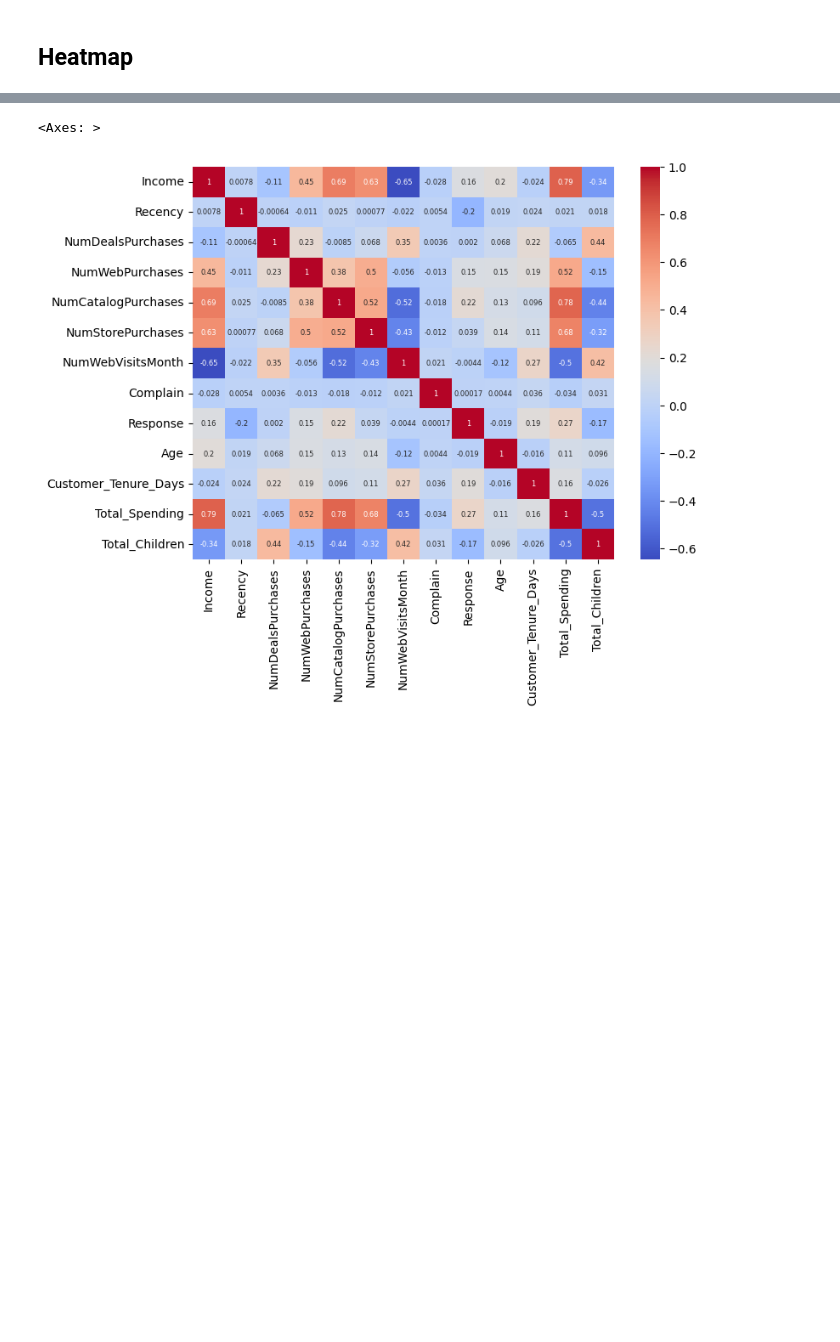
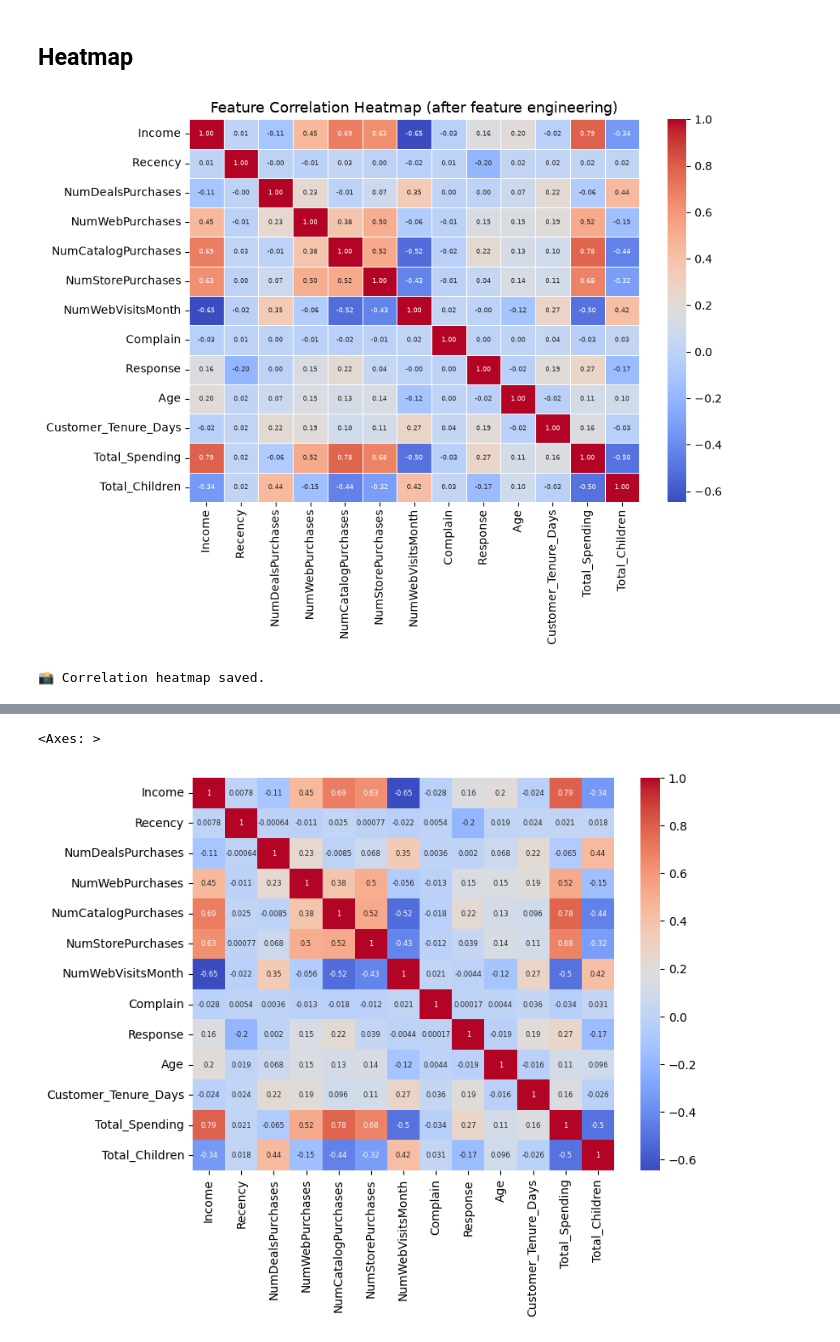
Before and after one commit to KARTHIKAKRISHNA123/seg-wise, a Jupyter notebook: notebooks/seg-wise.ipynb, the cells around one changed output, grey strips where cells are left out. Drawn from its saved outputs; the diff is of its cells as text; code cells hidden in the pictures; blank space fills up the shorter version.

```diff
--- a/notebooks/seg-wise.ipynb
+++ b/notebooks/seg-wise.ipynb
@@ -360,3 +577,40 @@ corr = df_cleaned.corr(numeric_only=True)
+# %%
+# ─────────────────────────────────────────────────────────────────
+# CELL 13: CORRELATION HEATMAP
+#
+# From your original solution — kept exactly here.
+# WHY after feature engineering and cleaning?
+# We want correlations on the FINAL feature set, not the raw columns.
+# This confirms which features move together
+# and validates our decision to aggregate spend columns.
+# ─────────────────────────────────────────────────────────────────
+
+# .corr(numeric_only=True): Pearson correlation between every pair
+# of numeric columns. Range: -1 (perfect negative) to +1 (perfect positive)
+corr = df.corr(numeric_only=True)
+
+plt.figure(figsize=(9, 7))
+sns.heatmap(
+    corr,
+    annot=True,           # print the correlation value in each cell
+    annot_kws={"size": 6},
+    cmap="coolwarm",      # blue = negative, red = positive correlation
+    fmt=".2f",            # 2 decimal places
+    linewidths=0.5        # thin borders between cells
+)
+plt.title("Feature Correlation Heatmap (after feature engineering)", fontsize=13)
+plt.tight_layout()
+plt.savefig(CONFIG["output_dir"] + "00b_correlation_heatmap.png", dpi=150, bbox_inches="tight")
+plt.show()
+
+# What to look for:
+# Total_Spending should correlate positively with Income
+# NumWebVisitsMonth might correlate negatively with spending (browsers not buyers)
+# Highly correlated pairs confirm redundancy we've already handled
+print("📸 Correlation heatmap saved.")
+# %% [output]
+[figure, added]
+📸 Correlation heatmap saved.
 # %%
 corr
 # %% [output]
```
Also changed, not shown: parts of 44 cells of this notebook, 1 other file.
